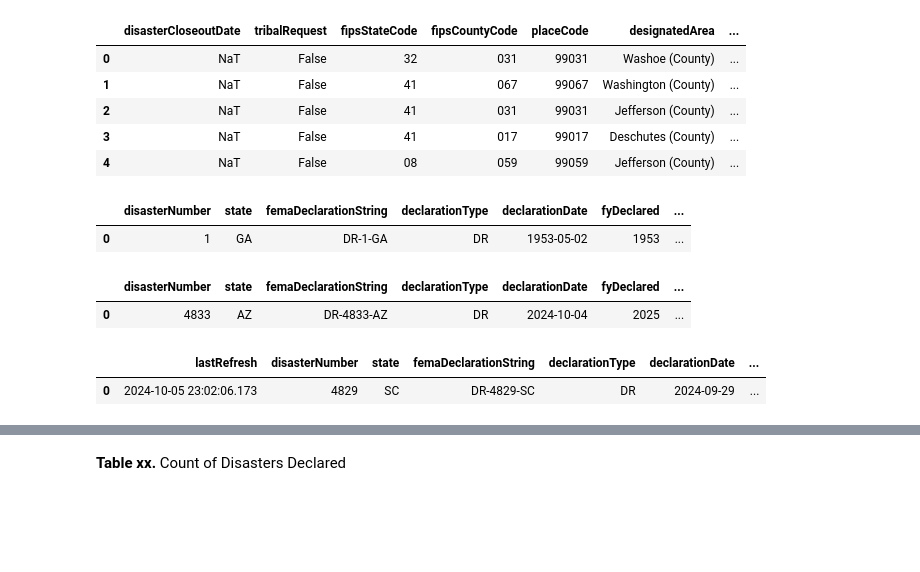
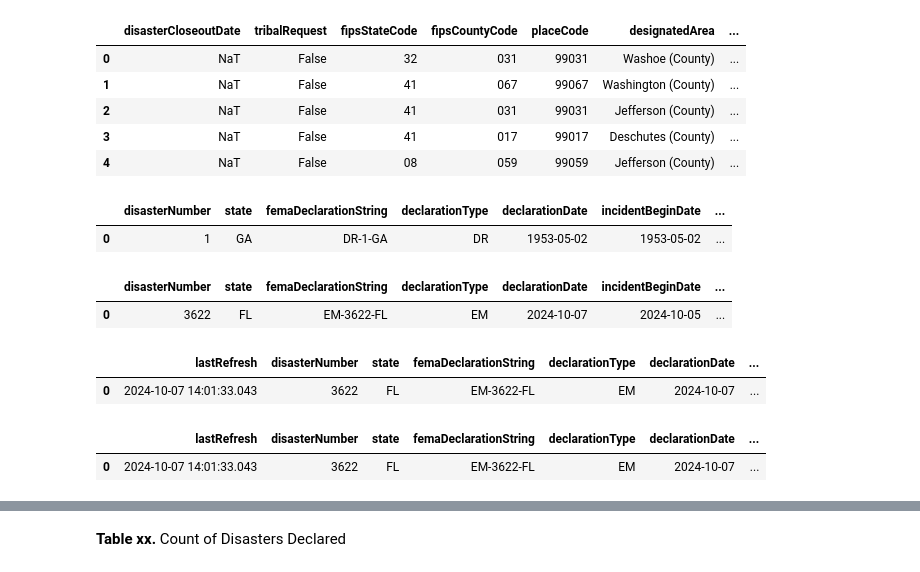
Before and after one commit to mebauer/fema-disaster-information, a Jupyter notebook: disaster-declarations.ipynb, the cells around one changed output, grey strips where cells are left out. Drawn from its saved outputs; the diff is of its cells as text; code cells hidden in the pictures; blank space fills up the shorter version.

Commit message:
provide more comments in disaster declarations notebook

```diff
--- a/disaster-declarations.ipynb
+++ b/disaster-declarations.ipynb
@@ -200,7 +203,7 @@ con.sql(sql).df().iloc[:, 15:]
 | 3 | NaT | False | 41 | 017 | 99017 | Deschutes (County) | ... |
 | 4 | NaT | False | 08 | 059 | 99059 | Jefferson (County) | ... |
 # %%
-# earliest event
+# earliest declared disaster event
 sql = """
     SELECT
         disasterNumber,
@@ -208,7 +211,7 @@ sql = """
         femaDeclarationString,
         declarationType,
         declarationDate,
-        fyDeclared,
+        incidentBeginDate,
         incidentType,
         declarationTitle
     FROM disaster_declarations
@@ -218,29 +221,51 @@ sql = """
 
 con.sql(sql).df()
 # %% [output]
-|  | disasterNumber | state | femaDeclarationString | declarationType | declarationDate | fyDeclared | ... |
-| 0 | 1 | GA | DR-1-GA | DR | 1953-05-02 | 1953 | ... |
+|  | disasterNumber | state | femaDeclarationString | declarationType | declarationDate | incidentBeginDate | ... |
+| 0 | 1 | GA | DR-1-GA | DR | 1953-05-02 | 1953-05-02 | ... |
 # %%
-# latest event
+# latest disaster declared event
 sql = """
     SELECT
         disasterNumber,
         state,
         femaDeclarationString,
         declarationType,
         declarationDate,
-        fyDeclared,
+        incidentBeginDate,
         incidentType,
         declarationTitle
     FROM disaster_declarations
     ORDER BY declarationDate DESC
     LIMIT 1
 """
 
 con.sql(sql).df()
 # %% [output]
-|  | disasterNumber | state | femaDeclarationString | declarationType | declarationDate | fyDeclared | ... |
-| 0 | 4833 | AZ | DR-4833-AZ | DR | 2024-10-04 | 2025 | ... |
+|  | disasterNumber | state | femaDeclarationString | declarationType | declarationDate | incidentBeginDate | ... |
+| 0 | 3622 | FL | EM-3622-FL | EM | 2024-10-07 | 2024-10-05 | ... |
+# %%
+# latest incident begin date
+sql = """
+    SELECT
+        lastRefresh,
+        disasterNumber,
+        state,
+        femaDeclarationString,
+        declarationType,
+        declarationDate,
+        incidentBeginDate,
+        incidentType,
+        declarationTitle
+    FROM disaster_declarations
+    ORDER BY incidentBeginDate DESC
+    LIMIT 1
+"""
+
+con.sql(sql).df()
+# %% [output]
+|  | lastRefresh | disasterNumber | state | femaDeclarationString | declarationType | declarationDate | ... |
+| 0 | 2024-10-07 14:01:33.043 | 3622 | FL | EM-3622-FL | EM | 2024-10-07 | ... |
 # %%
 # event last refreshed
 sql = """
@@ -251,7 +276,7 @@ sql = """
         femaDeclarationString,
         declarationType,
         declarationDate,
-        fyDeclared,
+        incidentBeginDate,
         incidentType,
         declarationTitle
     FROM disaster_declarations
@@ -262,7 +287,7 @@ sql = """
 con.sql(sql).df()
 # %% [output]
 |  | lastRefresh | disasterNumber | state | femaDeclarationString | declarationType | declarationDate | ... |
-| 0 | 2024-10-05 23:02:06.173 | 4829 | SC | DR-4829-SC | DR | 2024-09-29 | ... |
+| 0 | 2024-10-07 14:01:33.043 | 3622 | FL | EM-3622-FL | EM | 2024-10-07 | ... |
 # %%
 # count per declaration
 sql = """
```
Also changed, not shown: parts of 34 cells of this notebook.
